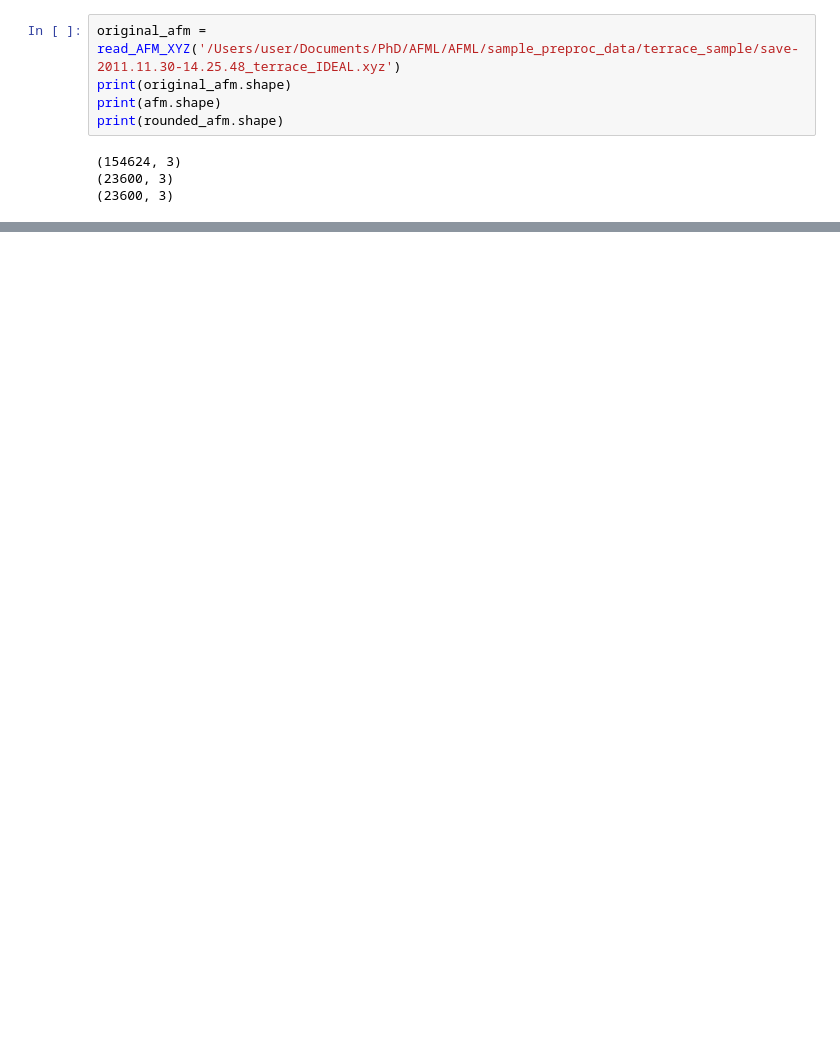
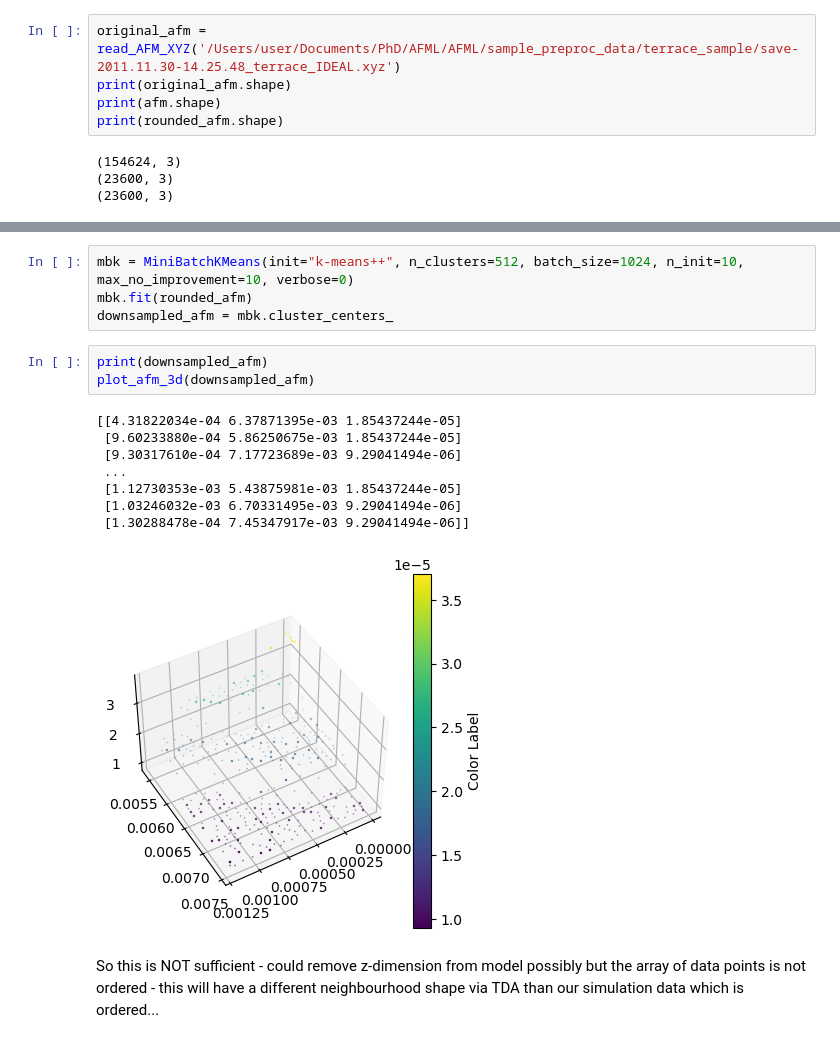
Before and after one commit to st-te/AFML, a Jupyter notebook: AFML_AFM_plot_cluster_downsample_tda.ipynb, the cells around one changed output, grey strips where cells are left out. Saved outputs shown, nothing was run; the diff lists cells and outputs as text; blank space fills up the shorter version.

Commit message:
downsampling/clustering

```diff
--- a/AFML_AFM_plot_cluster_downsample_tda.ipynb
+++ b/AFML_AFM_plot_cluster_downsample_tda.ipynb
@@ -118,0 +211,18 @@ print(rounded_afm.shape)
+# %%
+mbk = MiniBatchKMeans(init="k-means++", n_clusters=512, batch_size=1024, n_init=10, max_no_improvement=10, verbose=0)
+mbk.fit(rounded_afm)
+downsampled_afm = mbk.cluster_centers_
+# %%
+print(downsampled_afm)
+plot_afm_3d(downsampled_afm)
+# %% [output]
+[[4.31822034e-04 6.37871395e-03 1.85437244e-05]
+ [9.60233880e-04 5.86250675e-03 1.85437244e-05]
+ [9.30317610e-04 7.17723689e-03 9.29041494e-06]
+ ...
+ [1.12730353e-03 5.43875981e-03 1.85437244e-05]
+ [1.03246032e-03 6.70331495e-03 9.29041494e-06]
+ [1.30288478e-04 7.45347917e-03 9.29041494e-06]]
+[figure, added]
+# %% [markdown]
+So this is NOT sufficient - could remove z-dimension from model possibly but the array of data points is not ordered - this will have a different neighbourhood shape via TDA than our simulation data which is ordered...
```
Also changed, not shown: parts of 13 cells of this notebook, 1 other file.
